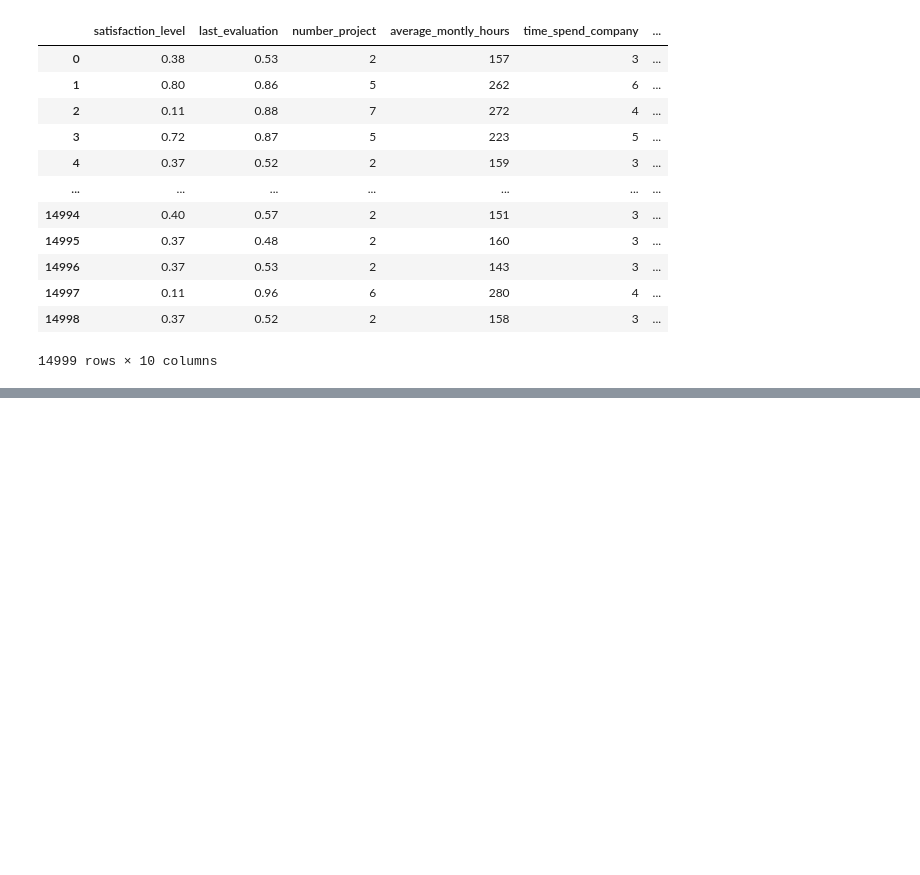
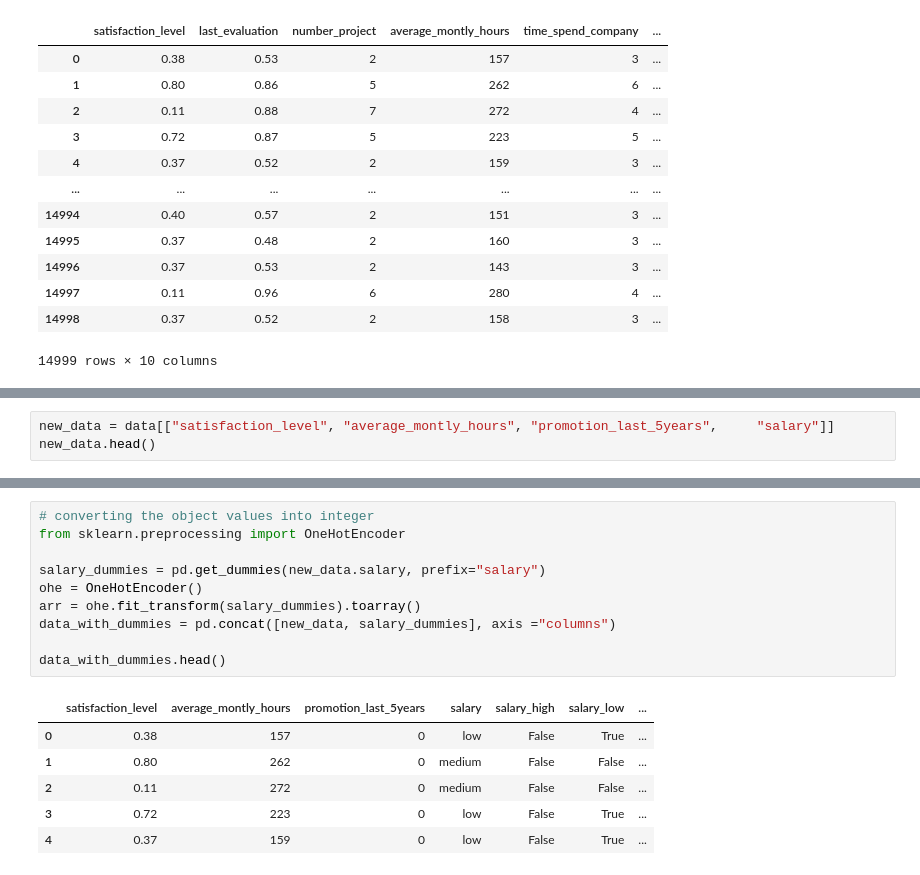
Before and after one commit to hariThorve/machineLearningJourney, a Jupyter notebook: logisticRegressionExercise.ipynb, the cells around one changed output, grey strips where cells are left out. Saved outputs shown, nothing was run; the diff lists cells and outputs as text; blank space fills up the shorter version.

```diff
--- a/logisticRegressionExercise.ipynb
+++ b/logisticRegressionExercise.ipynb
@@ -72,0 +44,3 @@ Name: el_salary, Length: 14999, dtype: int64
+# %%
+new_data = data[["satisfaction_level", "average_montly_hours", "promotion_last_5years", 	"salary"]]
+new_data.head()
@@ -72,0 +54,17 @@ Name: el_salary, Length: 14999, dtype: int64
+# %%
+# converting the object values into integer
+from sklearn.preprocessing import OneHotEncoder
+
+salary_dummies = pd.get_dummies(new_data.salary, prefix="salary")
+ohe = OneHotEncoder()
+arr = ohe.fit_transform(salary_dummies).toarray()
+data_with_dummies = pd.concat([new_data, salary_dummies], axis ="columns")
+
+data_with_dummies.head()
+# %% [output]
+|  | satisfaction_level | average_montly_hours | promotion_last_5years | salary | salary_high | salary_low | ... |
+| 0 | 0.38 | 157 | 0 | low | False | True | ... |
+| 1 | 0.80 | 262 | 0 | medium | False | False | ... |
+| 2 | 0.11 | 272 | 0 | medium | False | False | ... |
+| 3 | 0.72 | 223 | 0 | low | False | True | ... |
+| 4 | 0.37 | 159 | 0 | low | False | True | ... |
```
Also changed, not shown: parts of 18 cells of this notebook.
